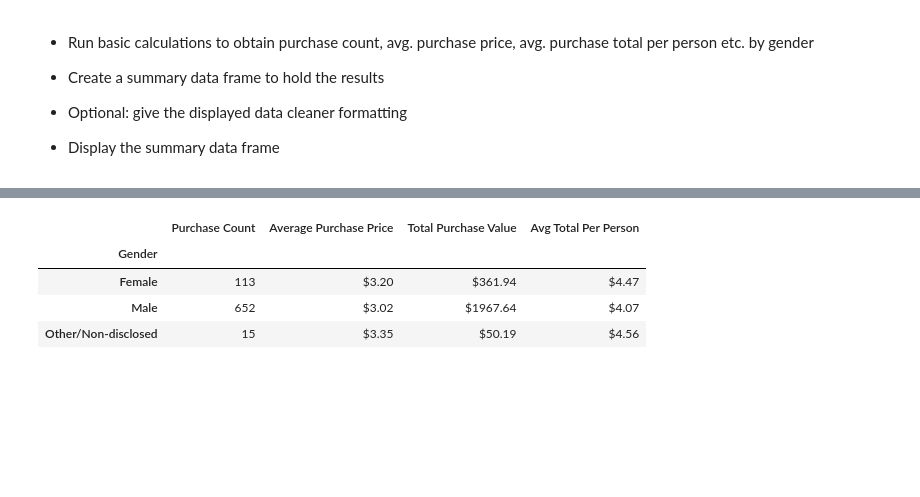
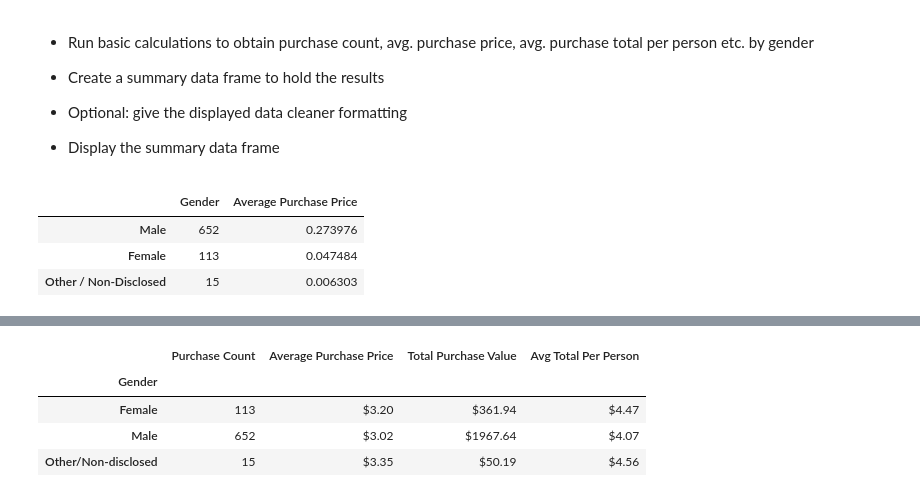
Before and after one commit to adrianstrecker/pandas-challenge, a Jupyter notebook: HeroesOfPymoli_starter.ipynb, the cells around one changed output, grey strips where cells are left out. Saved outputs shown, nothing was run; the diff lists cells and outputs as text; code cells hidden in the pictures; blank space fills up the shorter version.

```diff
--- a/HeroesOfPymoli_starter.ipynb
+++ b/HeroesOfPymoli_starter.ipynb
@@ -110,13 +110,23 @@ gender_table
 * Display the summary data frame
 # %%
 #Create table for gender purchases
-gender_group = pd.DataFrame(purchase_data[["SN", "Gender"]].drop_duplicates())
-gender_counts = gender_group["Gender"].value_counts()
+pur_by_gender = pd.DataFrame(purchase_data[["Gender"]])
+pur_counts = pur_by_gender["Gender"].value_counts()
+pur_gender_counts = pd.DataFrame(pur_counts)
+pur_gender_counts
 
-gender_table = pd.DataFrame(gender_counts)
+#Find average purchase price
+pur_gender_counts["Average Purchase Price"] = pur_gender_counts["Price"]/purchase_data["Price"].sum()
+pur_gender_counts
+#gender_table = pd.DataFrame(gender_counts)
 #Add percentage
-gender_table["Percentage of Players"] = total_gender_counts["Gender"]/total_gender_counts["Gender"].sum()
+#gender_table["Percentage of Players"] = total_gender_counts["Gender"]/total_gender_counts["Gender"].sum()
 
 #format gender table
-gender_table["Percentage of Players"] = gender_table["Percentage of Players"].astype(float).map("{:.0%}".format)
-gender_table
+#gender_table["Percentage of Players"] = gender_table["Percentage of Players"].astype(float).map("{:.0%}".format)
+#gender_table
+# %% [output]
+|  | Gender | Average Purchase Price |
+| Male | 652 | 0.273976 |
+| Female | 113 | 0.047484 |
+| Other / Non-Disclosed | 15 | 0.006303 |
```
Also changed, not shown: parts of 2 cells of this notebook.
